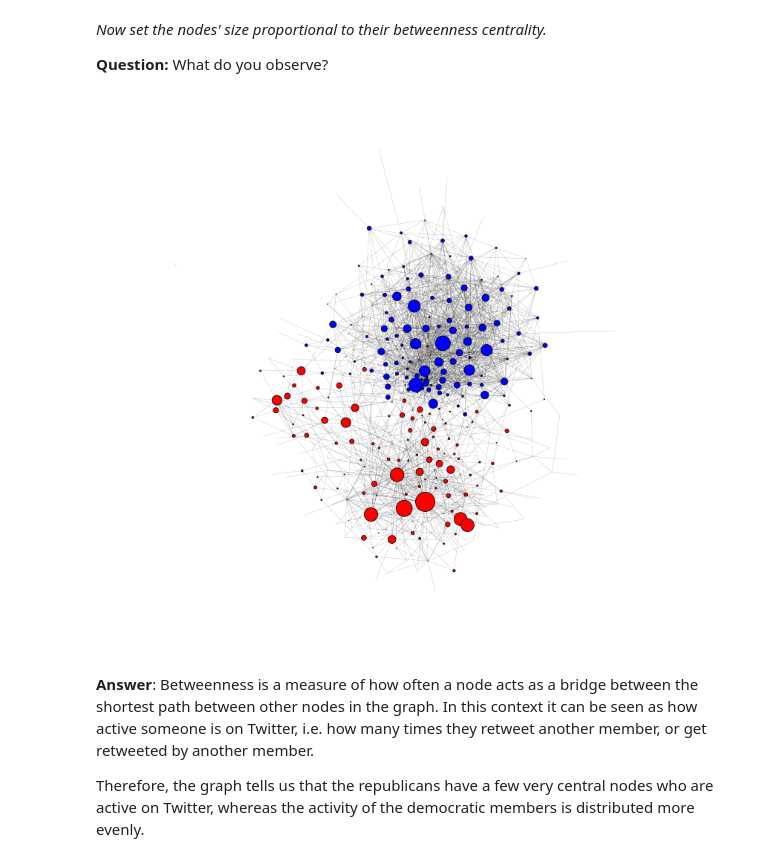
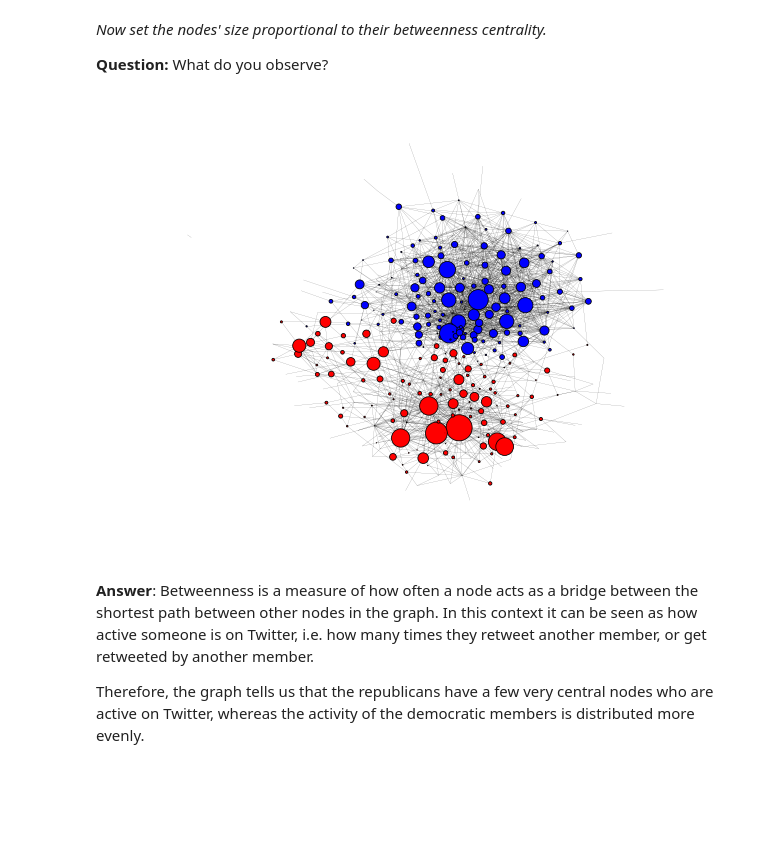
Before and after one commit to rflperry/socialgraphs2018, a Jupyter notebook: assignment2/analysis.ipynb, the cells around one changed output. Cells and saved outputs as stored; diff of their text form; code cells hidden in the pictures; blank space fills up the shorter version.

```diff
--- a/assignment2/analysis.ipynb
+++ b/assignment2/analysis.ipynb
@@ -127,16 +127,16 @@ plt.savefig('../docs/images/retweet_network.png',bbox_inches='tight')
 # %%
 #Compute betweenness centrality measure
 B = nx.betweenness_centrality(DG)
 B_values = np.array([B[pol] for pol in B])
 sizes = 5000 * B_values # factor found through trial and error
 
-plt.figure(1,figsize=(10,10))
+plt.figure(1,figsize=(8,6))
 nx.draw(UG, positions,node_color=color_map, node_size=sizes, width=0.1, linewidths=0.8)
 plt.gca().collections[0].set_edgecolor("#000000")
 plt.savefig('../docs/images/bc_network.png',bbox_inches='tight')
-#plt.title("Twitter Network, node size corresponding to Betweenness Centrality")
+#plt.show()
 # %% [output]
-[figure, old version]
+[figure, new version]
 # %% [markdown]
 **Answer**: Betweenness is a measure of how often a node acts as a bridge between the shortest path between other nodes in the graph. In this context it can be seen as how active someone is on Twitter, i.e. how many times they retweet another member, or get retweeted by another member.
 
```
Also changed, not shown: parts of 6 cells of this notebook.
